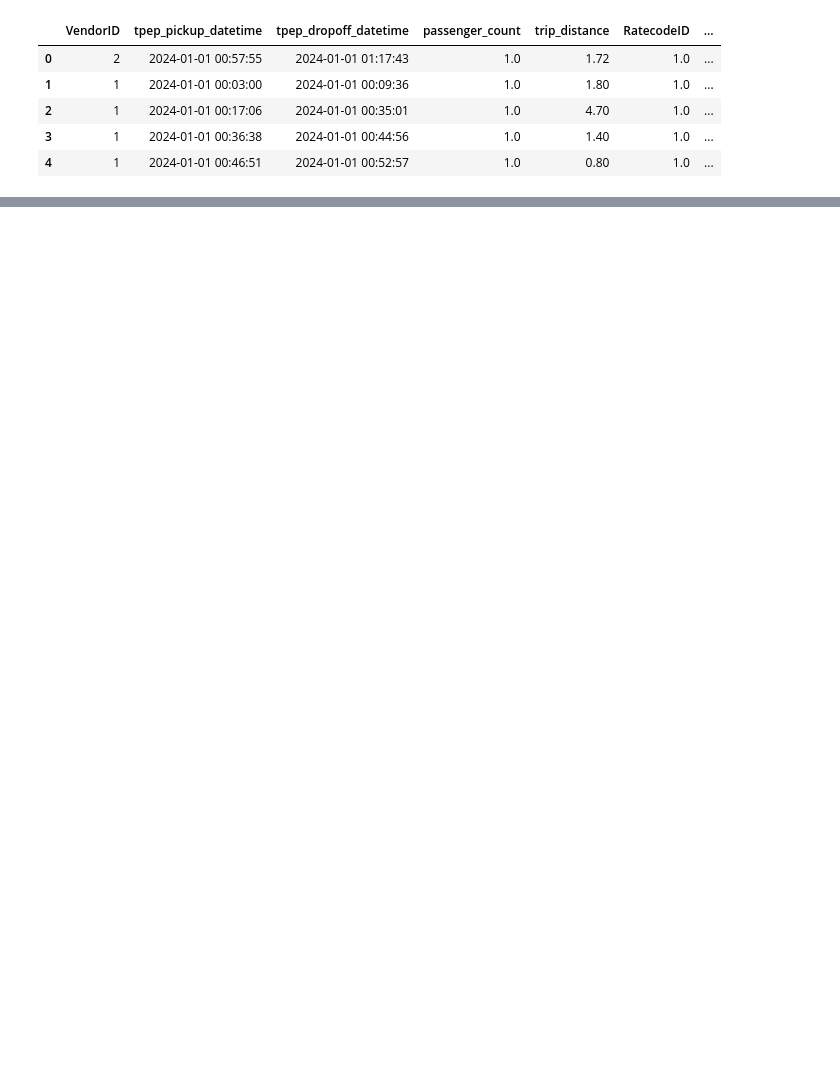
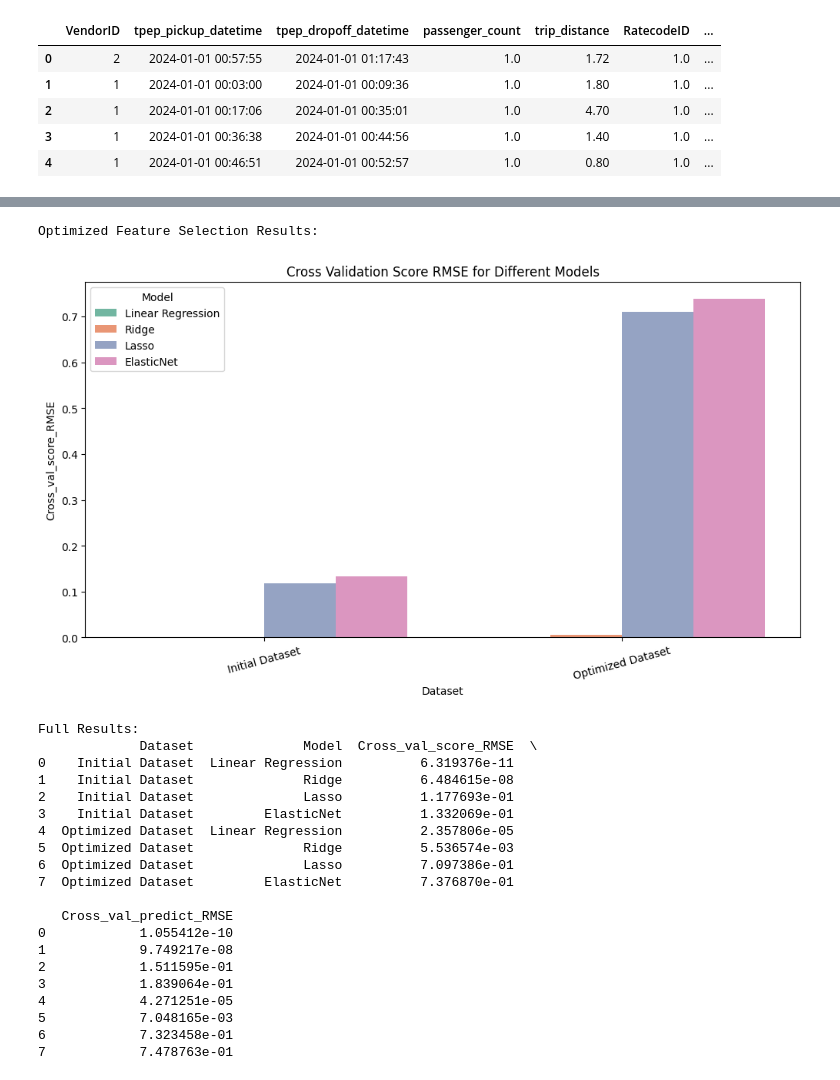
Before and after one commit to ujjwalkuikel/NYC-Taxi-Data-Analysis, a Jupyter notebook: notebooks/prastut.ipynb, the cells around one changed output, grey strips where cells are left out. Drawn from its saved outputs; the diff is of its cells as text; code cells hidden in the pictures; blank space fills up the shorter version.

Commit message:
regression

```diff
--- a/notebooks/prastut.ipynb
+++ b/notebooks/prastut.ipynb
@@ -161,9 +128,9 @@ X, y = prepare_features(processed_df)
 # %%
 models = {
     'Linear Regression': LinearRegression(),
-    'Ridge': Ridge(random_state=42)
-    # 'Lasso': Lasso(random_state=42),
-    # 'ElasticNet': ElasticNet(random_state=42)
+    'Ridge': Ridge(random_state=42),
+    'Lasso': Lasso(random_state=42),
+    'ElasticNet': ElasticNet(random_state=42)
 }
 # %%
 all_results = []
@@ -177,0 +143,50 @@ Error with Ridge: Unable to allocate 745. MiB for an array with shape (6, 162656
+# %%
+# 2. Feature Selection and Optimization
+print("\nOptimized Feature Selection Results:")
+X_optimized, y_optimized = feature_selection_optimization(X, y)
+optimized_results = cross_validate_models(X_optimized, y_optimized, models, "Optimized Dataset")
+all_results.extend(optimized_results)
+# %% [output]
+Optimized Feature Selection Results:
+# %%
+# Convert results to DataFrame
+results_df = pd.DataFrame(all_results)
+
+# Visualization
+plt.figure(figsize=(12, 6))
+sns.barplot(
+    data=results_df,
+    x="Dataset", y="Cross_val_score_RMSE",
+    hue="Model", palette="Set2"
+)
+plt.title("Cross Validation Score RMSE for Different Models")
+plt.ylabel("Cross_val_score_RMSE")
+plt.xlabel("Dataset")
+plt.xticks(rotation=15)
+plt.show()
+
+# Print results
+print("\nFull Results:")
+print(results_df)
+# %% [output]
+[figure, added]
+Full Results:
+             Dataset              Model  Cross_val_score_RMSE  \
+0    Initial Dataset  Linear Regression          6.319376e-11
+1    Initial Dataset              Ridge          6.484615e-08
+2    Initial Dataset              Lasso          1.177693e-01
+3    Initial Dataset         ElasticNet          1.332069e-01
+4  Optimized Dataset  Linear Regression          2.357806e-05
+5  Optimized Dataset              Ridge          5.536574e-03
+6  Optimized Dataset              Lasso          7.097386e-01
+7  Optimized Dataset         ElasticNet          7.376870e-01
+
+   Cross_val_predict_RMSE
+0            1.055412e-10
+1            9.749217e-08
+2            1.511595e-01
+3            1.839064e-01
+4            4.271251e-05
+5            7.048165e-03
+6            7.323458e-01
+7            7.478763e-01
```
Also changed, not shown: parts of 8 cells of this notebook.
